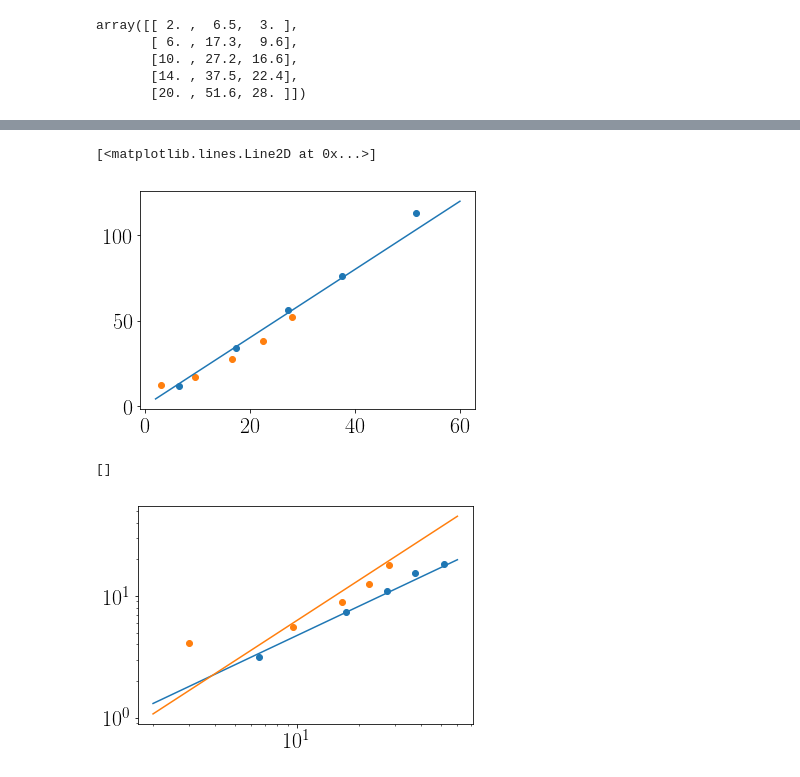
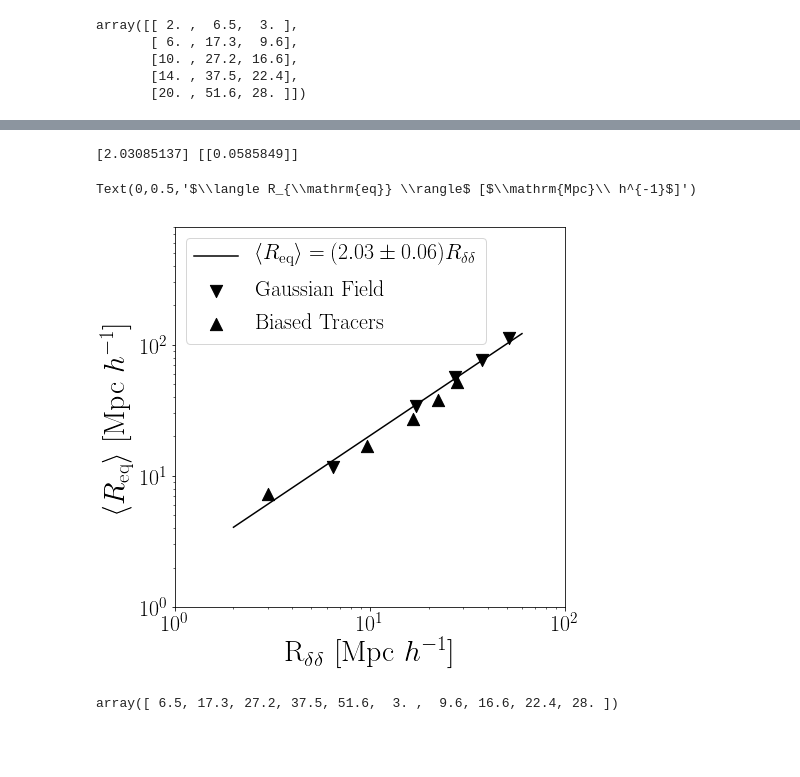
Before and after one commit to astroandes/WatershedDivergenceSuperclusters, a Jupyter notebook: nb/plot_watershed_counts.ipynb, the cells around one changed output, grey strips where cells are left out. Drawn from its saved outputs; the diff is of its cells as text; code cells hidden in the pictures; blank space fills up the shorter version.

Commit message:
two new plots

```diff
--- a/nb/plot_watershed_counts.ipynb
+++ b/nb/plot_watershed_counts.ipynb
@@ -96,21 +89,39 @@ plt.plot(x, x*3)
-# %%
-x = np.linspace(2,60, 100)
-plt.scatter(length_data[:,1], mean_r_gauss)
-plt.scatter(length_data[:,2], mean_r_abacus)
-plt.plot(x, x*2)
-# %% [output]
-[<matplotlib.lines.Line2D at 0x...>]
-[figure, removed]
-# %%
-x = np.linspace(2,60, 100)
-plt.scatter(length_data[:,1], std_r_gauss)
-plt.scatter(length_data[:,2], std_r_abacus)
-plt.plot(x,0.75*(x**0.8))
-plt.plot(x,0.5*(x**1.1))
-plt.loglog()
-# %% [output]
-[]
-[figure, removed]
+# %%
+def func(x, a):
+    return a * x
+# %%
+plt.figure(figsize=(7,7))
+
+x = np.linspace(2,60, 100)
+x_data = np.concatenate((length_data[:,1], length_data[:,2]))
+y_data = np.concatenate((mean_r_gauss, mean_r_abacus))
+
+plt.scatter(length_data[:,1], mean_r_gauss,
+            marker="v", s=150, label="Gaussian Field",color='black')
+plt.scatter(length_data[:,2], mean_r_abacus,
+           marker="^", s=150, label="Biased Tracers", color='black')
+
+popt, pcov = curve_fit(func, x_data, y_data)
+
+print(popt, np.sqrt(pcov))
+n = '({:.2f}\pm{:.2f})'.format(popt[0], np.sqrt(pcov[0,0]))
+plt.plot(x, x*popt[0],
+         label=r'$\langle R_{\mathrm{eq}} \rangle=' +n+'R_{\delta\delta}$',
+        color='black')
+plt.legend(loc=2, fontsize=SMALL_SIZE)
+plt.loglog()
+plt.xlim(1,100)
+plt.ylim(1,800)
+plt.xlabel(r"R$_{\delta\delta}$ [$\mathrm{Mpc}\ h^{-1}$]")
+plt.ylabel(r"$\langle R_{\mathrm{eq}} \rangle$ [$\mathrm{Mpc}\ h^{-1}$]")
+# %% [output]
+[2.03085137] [[0.0585849]]
+Text(0,0.5,'$\\langle R_{\\mathrm{eq}} \\rangle$ [$\\mathrm{Mpc}\\ h^{-1}$]')
+[figure, added]
+# %%
+np.concatenate((length_data[:,1], length_data[:,2]))
+# %% [output]
+array([ 6.5, 17.3, 27.2, 37.5, 51.6,  3. ,  9.6, 16.6, 22.4, 28. ])
 # %%
 x = np.linspace(2,120, 100)
 plt.scatter(mean_r_gauss, (3.0*((720**3)/n_gauss)/(4.0*np.pi))**(1/3))
```
Also changed, not shown: parts of 5 cells of this notebook.
